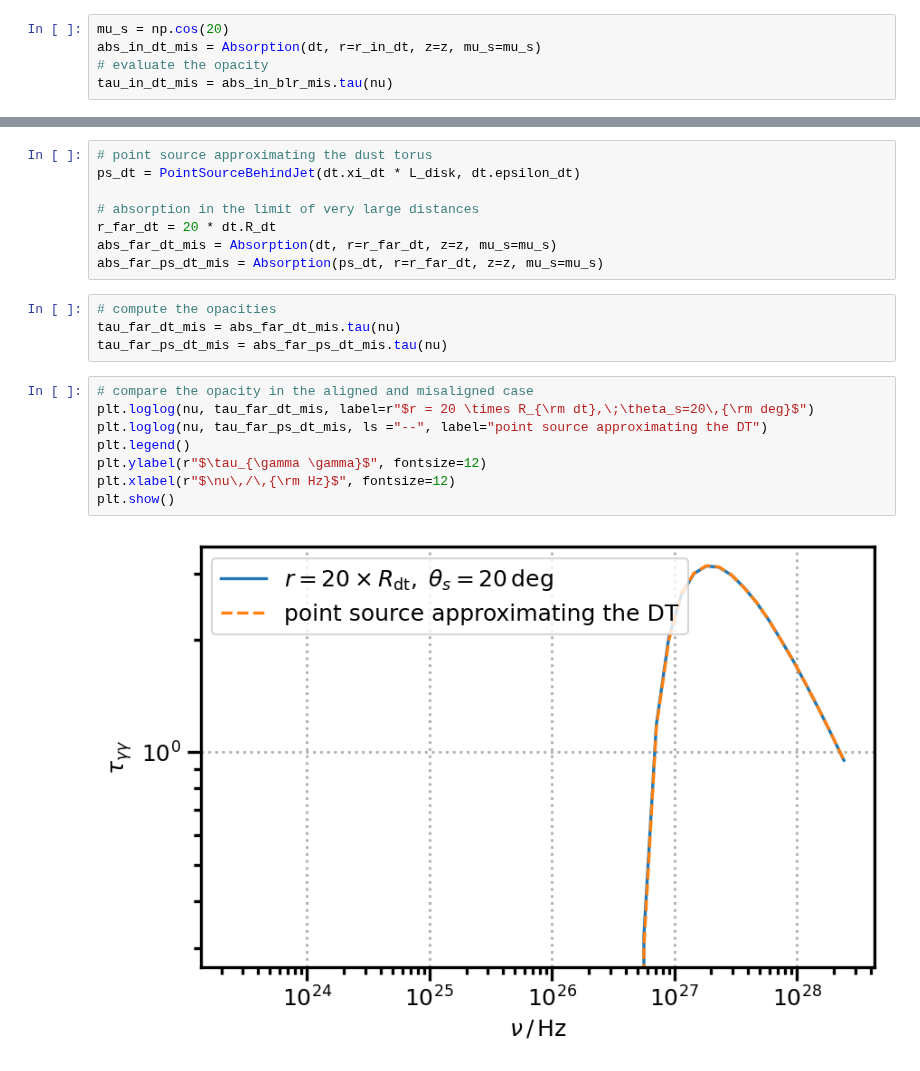
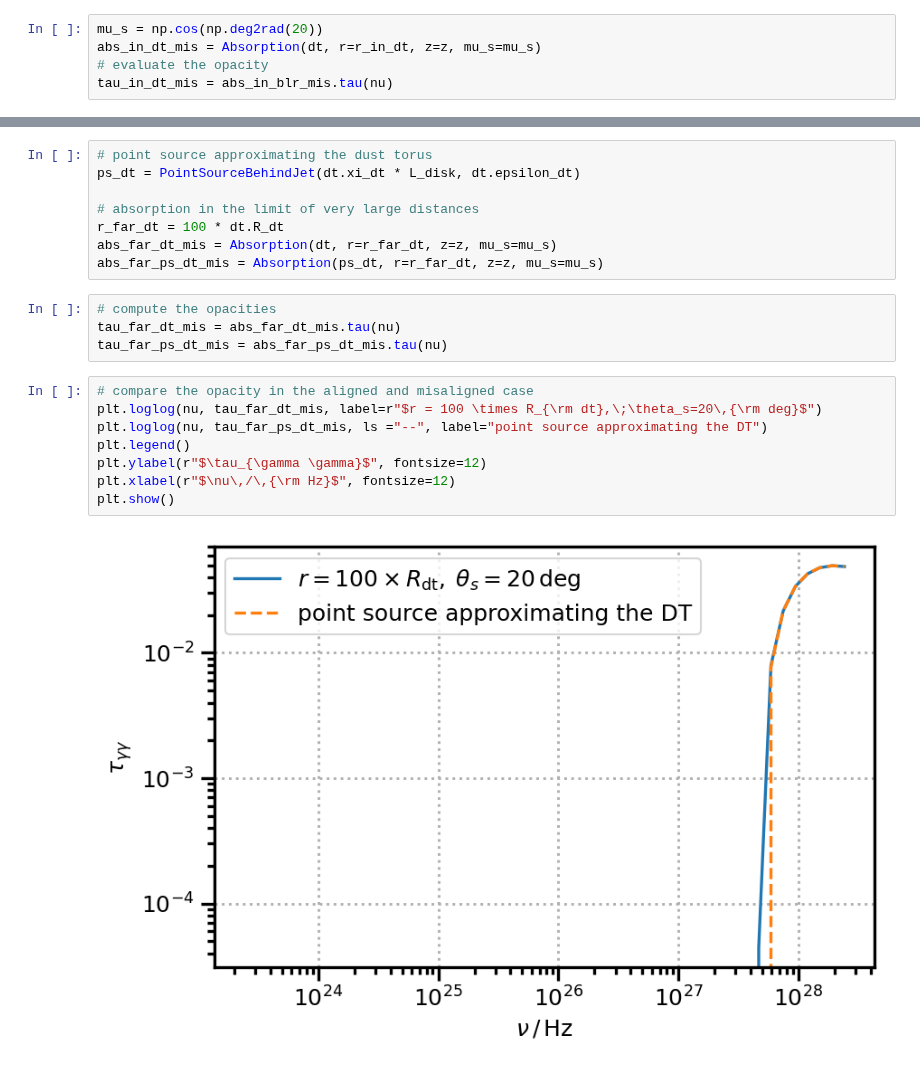
Before and after one commit to cosimoNigro/agnpy, a Jupyter notebook: docs/tutorials/absorption_targets.ipynb, the cells around one changed output, grey strips where cells are left out. Drawn from its saved outputs; the diff is of its cells as text.

```diff
--- a/docs/tutorials/absorption_targets.ipynb
+++ b/docs/tutorials/absorption_targets.ipynb
@@ -134,7 +134,7 @@ plt.show()
 As already explained in the previous opacity calculation, `agnpy` will assume the line of sight of the observer to be aligned with the jet ($\mu_s = 1$).
 Let us perform a comparison with a source with the same dust torus defined above, but with a viewing angle of $20\,{\rm deg}$. Let us evaluate the absorption within the DT for the aligned and misaligned case
 # %%
-mu_s = np.cos(20)
+mu_s = np.cos(np.deg2rad(20))
 abs_in_dt_mis = Absorption(dt, r=r_in_dt, z=z, mu_s=mu_s)
 # evaluate the opacity
 tau_in_dt_mis = abs_in_blr_mis.tau(nu)
@@ -156,7 +156,7 @@ And again, we can compare the opacity for the misaligned case, in the limit of l
 ps_dt = PointSourceBehindJet(dt.xi_dt * L_disk, dt.epsilon_dt)
 
 # absorption in the limit of very large distances
-r_far_dt = 20 * dt.R_dt
+r_far_dt = 100 * dt.R_dt
 abs_far_dt_mis = Absorption(dt, r=r_far_dt, z=z, mu_s=mu_s)
 abs_far_ps_dt_mis = Absorption(ps_dt, r=r_far_dt, z=z, mu_s=mu_s)
 # %%
@@ -165,11 +165,11 @@ tau_far_dt_mis = abs_far_dt_mis.tau(nu)
 tau_far_ps_dt_mis = abs_far_ps_dt_mis.tau(nu)
 # %%
 # compare the opacity in the aligned and misaligned case
-plt.loglog(nu, tau_far_dt_mis, label=r"$r = 20 \times R_{\rm dt},\;\theta_s=20\,{\rm deg}$")
+plt.loglog(nu, tau_far_dt_mis, label=r"$r = 100 \times R_{\rm dt},\;\theta_s=20\,{\rm deg}$")
 plt.loglog(nu, tau_far_ps_dt_mis, ls ="--", label="point source approximating the DT")
 plt.legend()
 plt.ylabel(r"$\tau_{\gamma \gamma}$", fontsize=12)
 plt.xlabel(r"$\nu\,/\,{\rm Hz}$", fontsize=12)
 plt.show()
 # %% [output]
-[figure, old version]
+[figure, new version]
```
Also changed, not shown: parts of 4 cells of this notebook.
